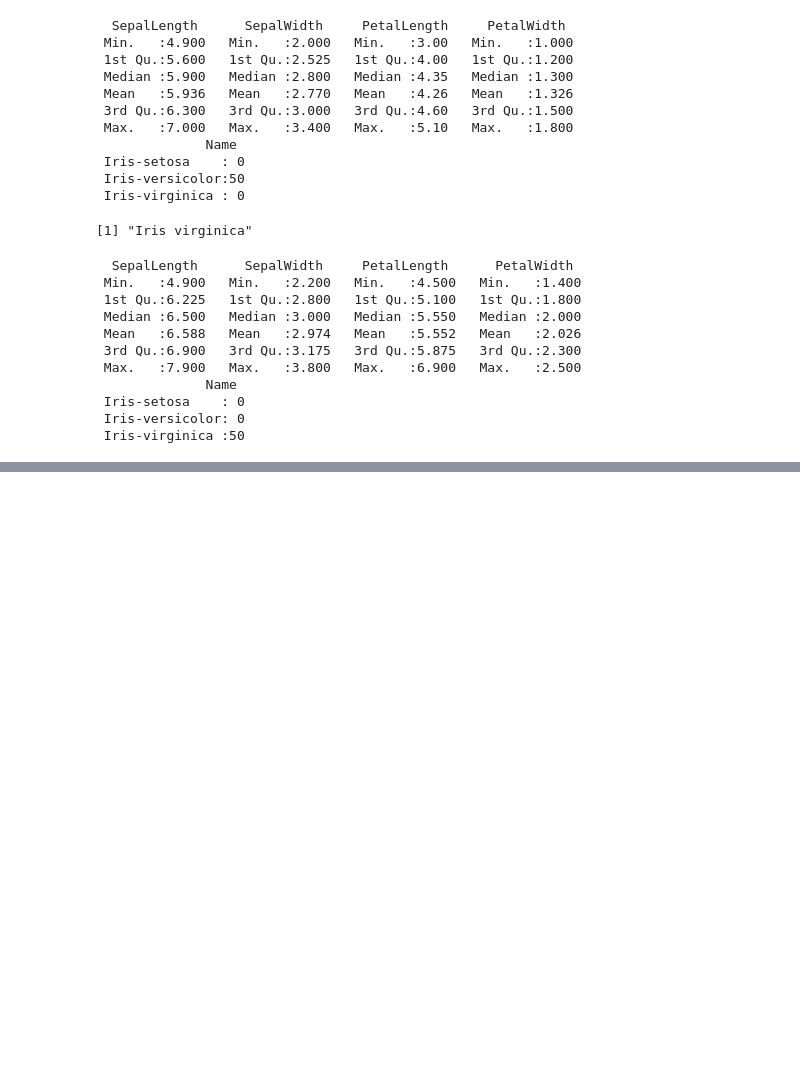
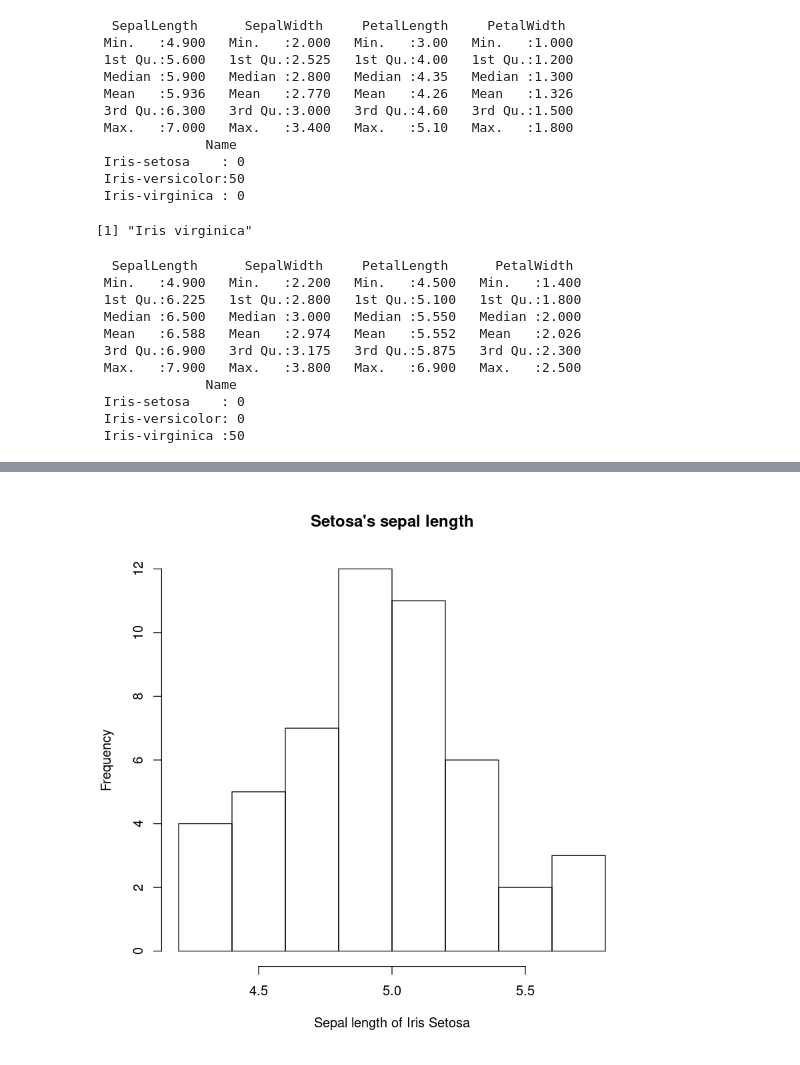
Before and after one commit to ekergy/jupyter_notebooks, a Jupyter notebook: curso/2-R.ipynb, the cells around one changed output, grey strips where cells are left out. Drawn from its saved outputs; the diff is of its cells as text; code cells hidden in the pictures; blank space fills up the shorter version.

Commit message:
Updated the R tutorial using the stock plot library.

```diff
--- a/curso/2-R.ipynb
+++ b/curso/2-R.ipynb
@@ -80,0 +76,5 @@ Installing package into ‘/home/guillem/R/x86_64-pc-linux-gnu-library/3.3’
+# %%
+hist(setosa$SepalLength,
+     xlab="Sepal length of Iris Setosa", main="Setosa's sepal length")
+# %% [output]
+[figure, added]
```
Also changed, not shown: parts of 2 cells of this notebook.
